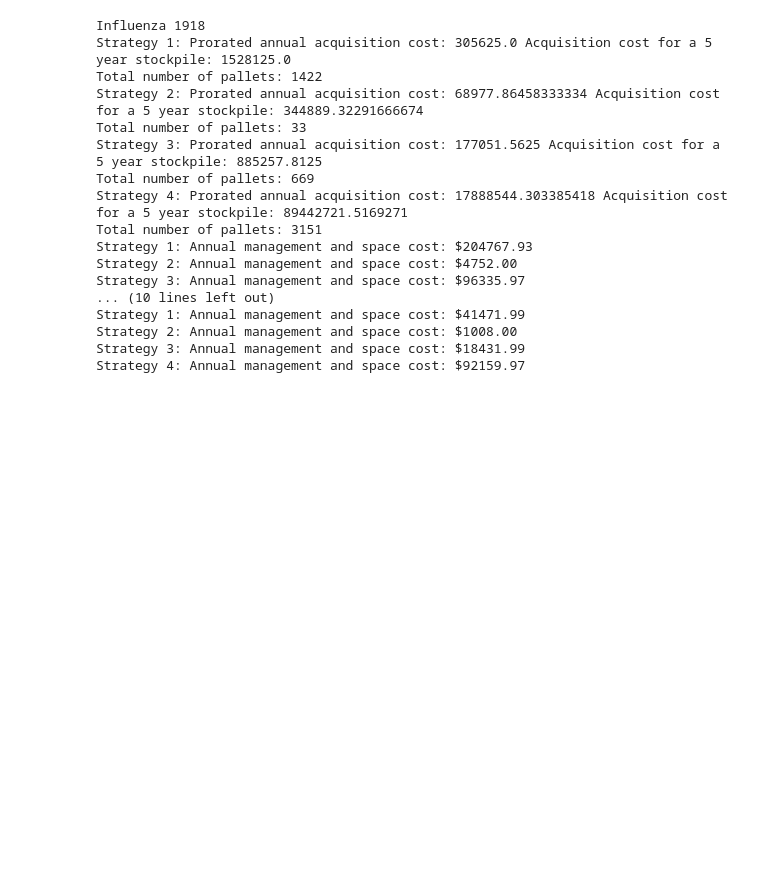
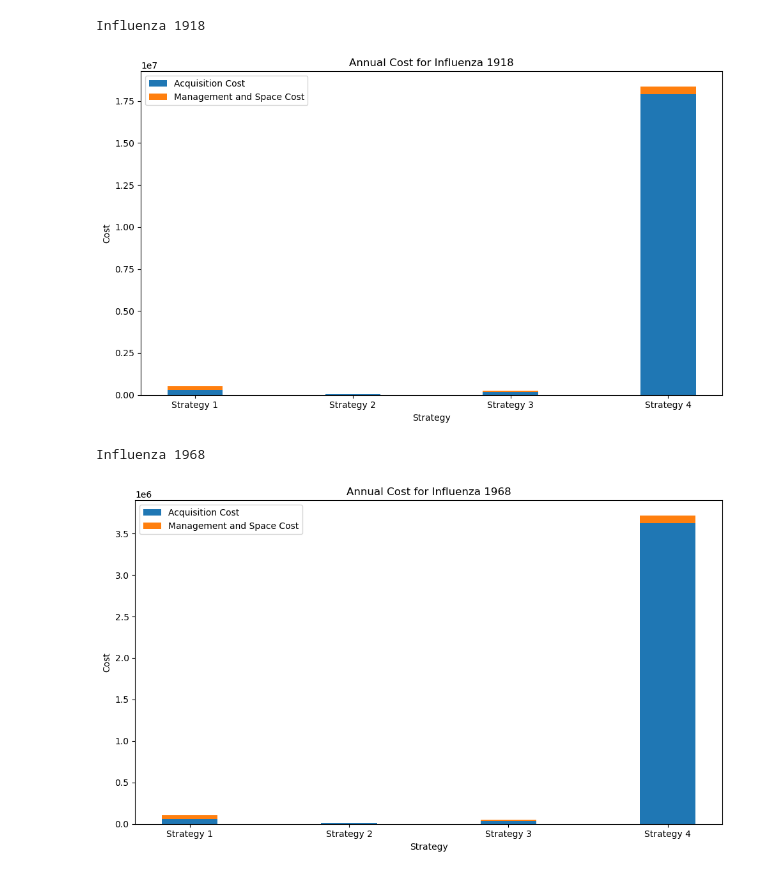
Before and after one commit to lacherie/stockpiling, a Jupyter notebook: draft.ipynb, the cells around one changed output. Cells and saved outputs as stored; diff of their text form; code cells hidden in the pictures; blank space fills up the shorter version.

Commit message:
Generate visualisations

```diff
--- a/draft.ipynb
+++ b/draft.ipynb
@@ -2,6 +2,11 @@
 from dataclasses import dataclass, field
 from typing import Dict, List, Tuple
 import math
+import matplotlib.pyplot as plt
+import numpy as np
+
+
+
 
 
 @dataclass(frozen=True)
@@ -15,7 +20,7 @@ class Box:
         return self.len * self.wid * self.dep
 
 
-    def fit_inside(self, other_box: Box) -> int:
+    def fit_inside(self, other_box: 'Box') -> int:
         """
         Calculates how many of the current box can fit inside another box.
 
@@ -398,72 +403,78 @@ warehouse = Warehouse(
     pallet=pallet
 )
 
+def plot_costs(scenario, strategies):
+    plt.figure(figsize=(10, 6))
+    plt.title(f"Annual Cost for {scenario.name}")
+
+    bar_width = 0.35
+    acquisition_costs = [s.annual_acquisition_cost for s in strategies]
+    space_and_mgmt_costs = [s.annual_management_and_space_cost for s in strategies]
+
+    index = np.arange(len(strategies))
+
+    plt.bar(index, acquisition_costs, bar_width, label="Acquisition Cost")
+    plt.bar(index, space_and_mgmt_costs, bar_width, bottom=acquisition_costs, label="Management and Space Cost")
+
+    plt.xlabel('Strategy')
+    plt.ylabel('Cost')
+    plt.xticks(index, [s.name for s in strategies])
+    plt.legend()
+
+    plt.tight_layout()
+    plt.show()
+
+
+
 
 stockpile_duration_in_years = 5
 
 scenarios = [influenza1918,influenza1968]
 POPULATION = 1000000
+
 for scenario in scenarios:
-
     contacts = scenario.dictionary_of_contacts(professions, POPULATION)
     total_hcw_involved = sum(scenario.dict_profession_to_total_hcw_involved(professions, POPULATION).values())
-
     mds_involved = md.number_of_profession_involved_in_pandemic(scenario, POPULATION)
     rns_involved = rn.number_of_profession_involved_in_pandemic(scenario, POPULATION)
-
     print(scenario.name)
 
     strategies = [
-    Strategy("Strategy 1", [(n95, sum(contacts.values())), (elastomeric, 0), (papr, 0)]),
-    Strategy("Strategy 2", [(n95,0), (elastomeric, total_hcw_involved),(papr,0)]),
-    Strategy("Strategy 3", [(n95,(sum(contacts.values())-contacts['MD']-contacts['RN'])),(elastomeric, (rns_involved + mds_involved)),(papr,0)]),
-    Strategy("Strategy 4", [(n95,0), (elastomeric,0),(papr,(total_hcw_involved/(3+1)))])
+        Strategy("Strategy 1", [(n95, sum(contacts.values())), (elastomeric, 0), (papr, 0)]),
+        Strategy("Strategy 2", [(n95,0), (elastomeric, total_hcw_involved),(papr,0)]),
+        Strategy("Strategy 3", [(n95,(sum(contacts.values())-contacts['MD']-contacts['RN'])),(elastomeric, (rns_involved + mds_involved)),(papr,0)]),
+        Strategy("Strategy 4", [(n95,0), (elastomeric,0),(papr,(total_hcw_involved/(3+1)))])
     ]
-
-
-    for strategy in strategies:
-        print (strategy.name + ": Prorated annual acquisition cost:",strategy.prorated_annual_acquisition_cost(), "Acquisition cost for a", stockpile_duration_in_years, "year stockpile:", (strategy.prorated_annual_acquisition_cost()*stockpile_duration_in_years))
-        print ("Total number of pallets:", warehouse.calculate_pallets_needed(strategy))
 
     for strategy in strategies:
         num_pallets = warehouse.calculate_pallets_needed(strategy)
         annual_acquisition_cost = strategy.prorated_annual_acquisition_cost()
         annual_management_and_space_cost = warehouse.total_cost_per_year(num_pallets)
-        print(f"{strategy.name}: Annual management and space cost: ${annual_management_and_space_cost:.2f}")
-        total_annual_cost = annual_acquisition_cost + annual_management_and_space_cost
-        #print(f"{strategy.name}: Total annual cost: ${total_annual_cost:.2f}")
+
+        # Save these as temporary attributes on the Strategy object.
+        strategy.annual_acquisition_cost = annual_acquisition_cost
+        strategy.annual_management_and_space_cost = annual_management_and_space_cost
+
+    plot_costs(scenario, strategies)
 
 
 
 
 
 #june 24, line 351: included new dictionary that offers attrition rate
 
 #print(papr.total_price(),elastomeric.total_price(),n95.total_price())
 # print(influenza1918.outpatient_visits(1000000))
 # print(sum(contacts.values()))
 # print(influenza1918.dictionary_of_contacts(professions, 1000000))
 # print(total_hcw_involved)
 # print(mds_involved)
 # print(rns_involved)
 # print(strategy3.acquisition_cost_of_respirators(),strategy3.prorated_annual_acquisition_cost())
 
 #print(strategy4.acquisition_cost_of_respirators(),strategy4.prorated_annual_acquisition_cost())
 # %% [output]
 Influenza 1918
-Strategy 1: Prorated annual acquisition cost: 305625.0 Acquisition cost for a 5 year stockpile: 1528125.0
-Total number of pallets: 1422
-Strategy 2: Prorated annual acquisition cost: 68977.86458333334 Acquisition cost for a 5 year stockpile: 344889.32291666674
-Total number of pallets: 33
-Strategy 3: Prorated annual acquisition cost: 177051.5625 Acquisition cost for a 5 year stockpile: 885257.8125
-Total number of pallets: 669
-Strategy 4: Prorated annual acquisition cost: 17888544.303385418 Acquisition cost for a 5 year stockpile: 89442721.5169271
-Total number of pallets: 3151
-Strategy 1: Annual management and space cost: $204767.93
-Strategy 2: Annual management and space cost: $4752.00
-Strategy 3: Annual management and space cost: $96335.97
-... (10 lines left out)
-Strategy 1: Annual management and space cost: $41471.99
-Strategy 2: Annual management and space cost: $1008.00
-Strategy 3: Annual management and space cost: $18431.99
-Strategy 4: Annual management and space cost: $92159.97
+[figure, added]
+Influenza 1968
+[figure, added]
```
